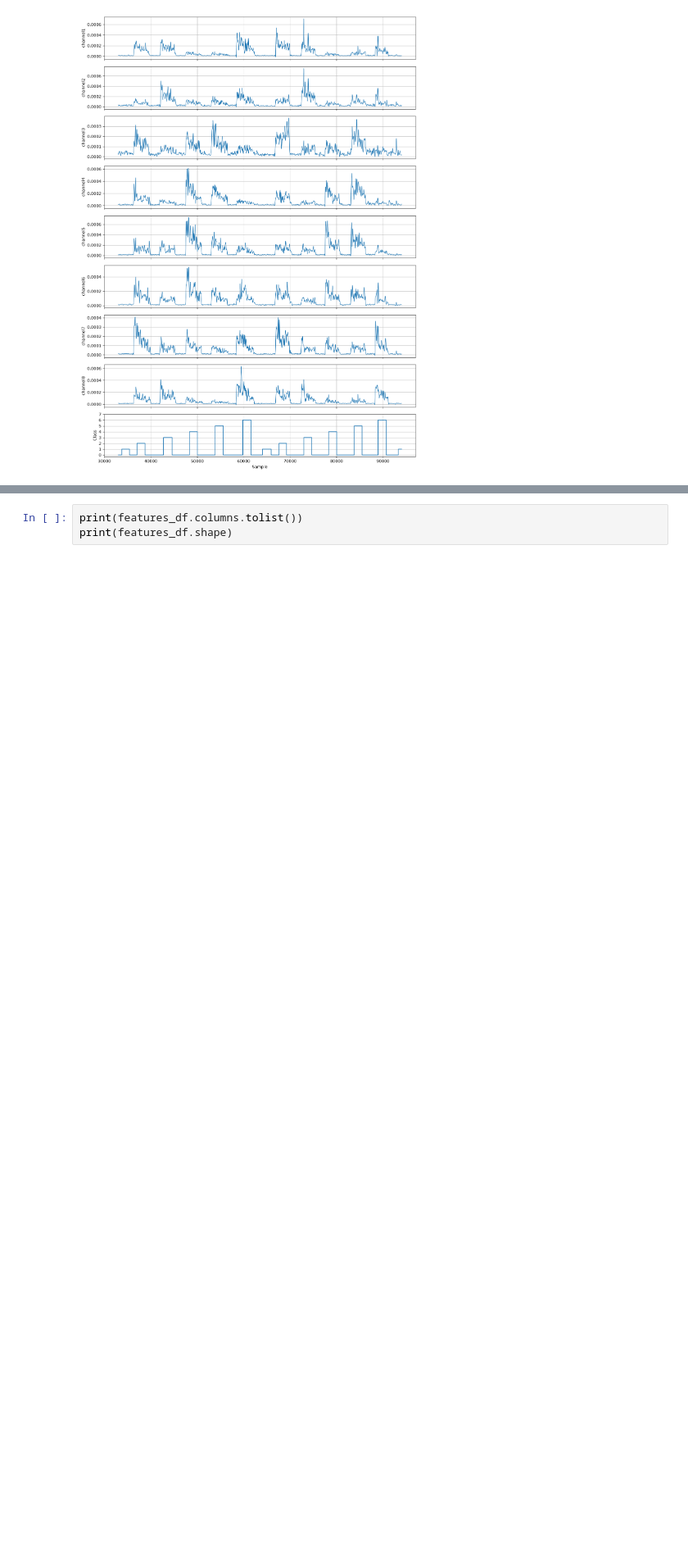
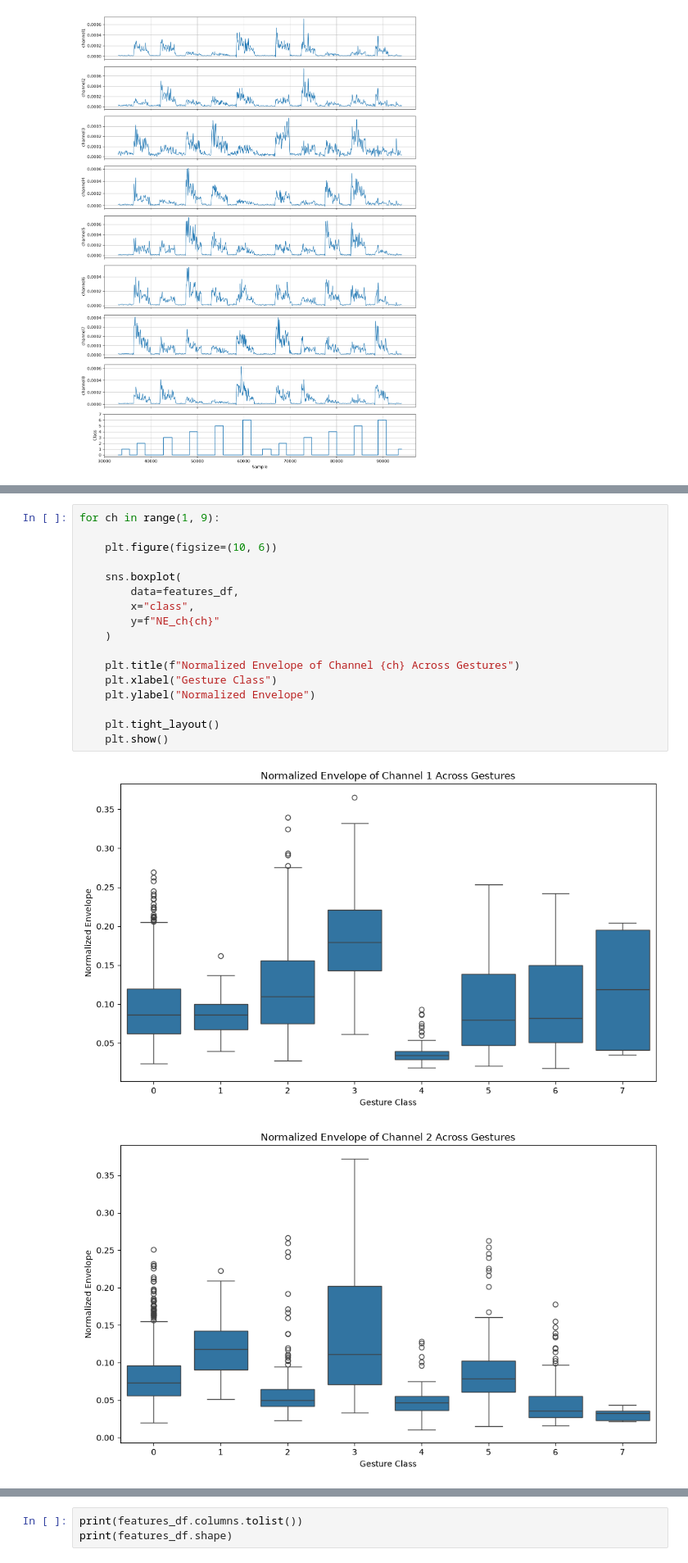
Before and after one commit to laauritaa/S-S_EMG, a Jupyter notebook: Data_Features.ipynb, the cells around one changed output, grey strips where cells are left out. Shown at 82% size. Cells and saved outputs as stored; diff of their text form; blank space fills up the shorter version.

```diff
--- a/Data_Features.ipynb
+++ b/Data_Features.ipynb
@@ -393,0 +430,20 @@ display(features_df)
+# %%
+for ch in range(1, 9):
+
+    plt.figure(figsize=(10, 6))
+
+    sns.boxplot(
+        data=features_df,
+        x="class",
+        y=f"NE_ch{ch}"
+    )
+
+    plt.title(f"Normalized Envelope of Channel {ch} Across Gestures")
+    plt.xlabel("Gesture Class")
+    plt.ylabel("Normalized Envelope")
+
+    plt.tight_layout()
+    plt.show()
+# %% [output]
+[figure, added]
+[figure, added]
```
Also changed, not shown: parts of 3 cells of this notebook, 2 other files.
